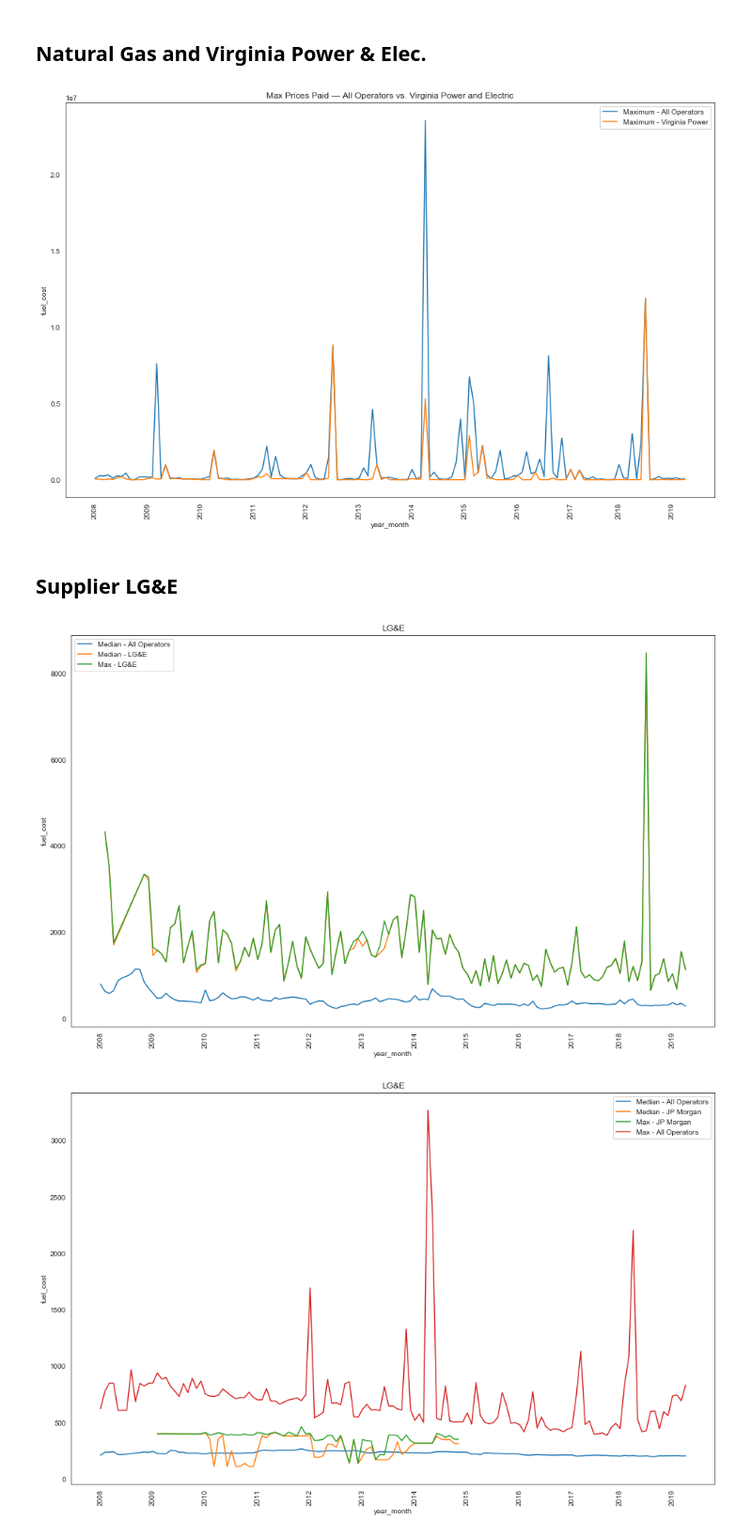
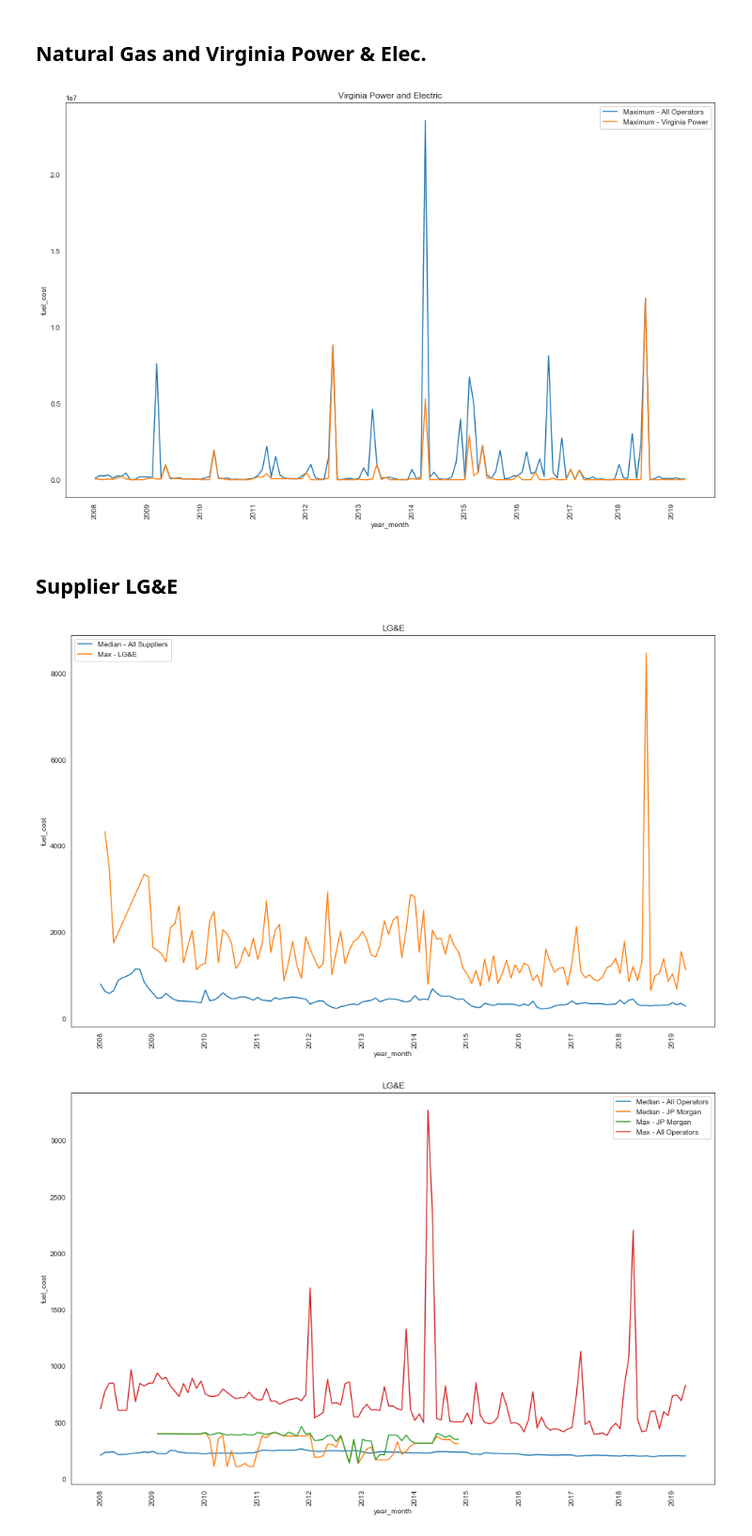
Before and after one commit to ortsed/eia-fuel-costs, a Jupyter notebook: 7-Analysis-and-Viz.ipynb, the cells around one changed output. Shown at 94% size. Saved outputs shown, nothing was run; the diff lists cells and outputs as text; code cells hidden in the pictures.

```diff
--- a/7-Analysis-and-Viz.ipynb
+++ b/7-Analysis-and-Viz.ipynb
@@ -61,13 +61,16 @@ df.sort_values(by="fuel_cost", ascending=False)[["fuel_group", "fuel_cost"]][0:1
 | 98317 | Natural Gas | 7602378.4 |
 # %% [markdown]
 # Visualize Price Trends
+# %%
+median = df.groupby("year_month").median()
+max_ = df.groupby("year_month").max()
 # %%
 sns.set_style("white")
 
 fig = plt.figure(figsize=(16,10))
 plt.xticks(rotation=90)
 
-labels = list(mean.index)
+labels = list(median.index)
 
 for i,label in enumerate(labels):
     if "-" in label:
@@ -78,8 +81,8 @@ for i,label in enumerate(labels):
 
 
 
-a1 = sns.lineplot(mean.index, mean["fuel_cost"], label="Mean")
-a2 = sns.lineplot(max_.index, max_["fuel_cost"], label="Maximum")
+a1 = sns.lineplot(median.index, median["fuel_cost"], label="Median", color="darkred", linewidth=.5)
+a2 = sns.lineplot(max_.index, max_["fuel_cost"], label="Maximum", palette="darkgrey", linewidth=.5 )
 
 plt.legend()
 
@@ -90,6 +93,8 @@ yticks = list(plt.yticks())
 yticks = ['${:,}'.format(int(label)) for label in yticks[0]]
 a1.set_yticklabels(yticks)
 
-plt.title("Utility Fuel Costs per Month ()")
+plt.axis('off')
+
+#plt.title("Utility Fuel Costs per Month")
 blah = a1.set_xticklabels(labels)
 # %% [output]
@@ -252,35 +263,37 @@ labels = set_styles(list(max_o.index))
 a2 = sns.lineplot(max_o.index, max_o["fuel_cost"], label="Maximum - All Operators")
 a4 = sns.lineplot(max_s.index, max_s["fuel_cost"], label="Maximum - Virginia Power")
 
-plt.title("Max Prices Paid — All Operators vs. Virginia Power and Electric")
+plt.title("Virginia Power and Electric")
 
 plt.legend()
 
 blah = a2.set_xticklabels(labels)
 # %% [output]
-[figure, old version]
+[figure, new version]
 # %% [markdown]
 ## Supplier LG&E
 # %%
 df_s = df[(df["supplier"] == "LG&E") & (df["fuel_group"] == "Natural Gas")]
+df_o = df[(df["fuel_group"] == "Natural Gas")]
 # %%
 median_s = df_s.groupby("year_month").median()
 max_s = df_s.groupby("year_month").max()
 median_o = df_o.groupby("year_month").median()
 max_o = df_o.groupby("year_month").max()
 
 labels = set_styles(list(max_o.index))
-a2 = sns.lineplot(median_o.index, median_o["fuel_cost"], label="Median - All Operators")
-a4 = sns.lineplot(median_s.index, median_s["fuel_cost"], label="Median - LG&E")
+a2 = sns.lineplot(median_o.index, median_o["fuel_cost"], label="Median - All Suppliers")
+#a4 = sns.lineplot(median_s.index, median_s["fuel_cost"], label="Median - LG&E")
 
+#a3 = sns.lineplot(max_o.index, max_o["fuel_cost"]/100, label="Max - All Suppliers")
 a4 = sns.lineplot(max_s.index, max_s["fuel_cost"], label="Max - LG&E")
 plt.title("LG&E")
 
 plt.legend()
 
 blah = a2.set_xticklabels(labels)
 # %% [output]
-[figure, old version]
+[figure, new version]
 # %%
 df_s = df[(df["supplier"] == "JP MORGAN VENTURES ENERGY") & (df["fuel_group"] == "Coal")]
 df_o = df[(df["fuel_group"] == "Coal")]
```
Also changed, not shown: parts of 10 cells of this notebook, 18 other files.
